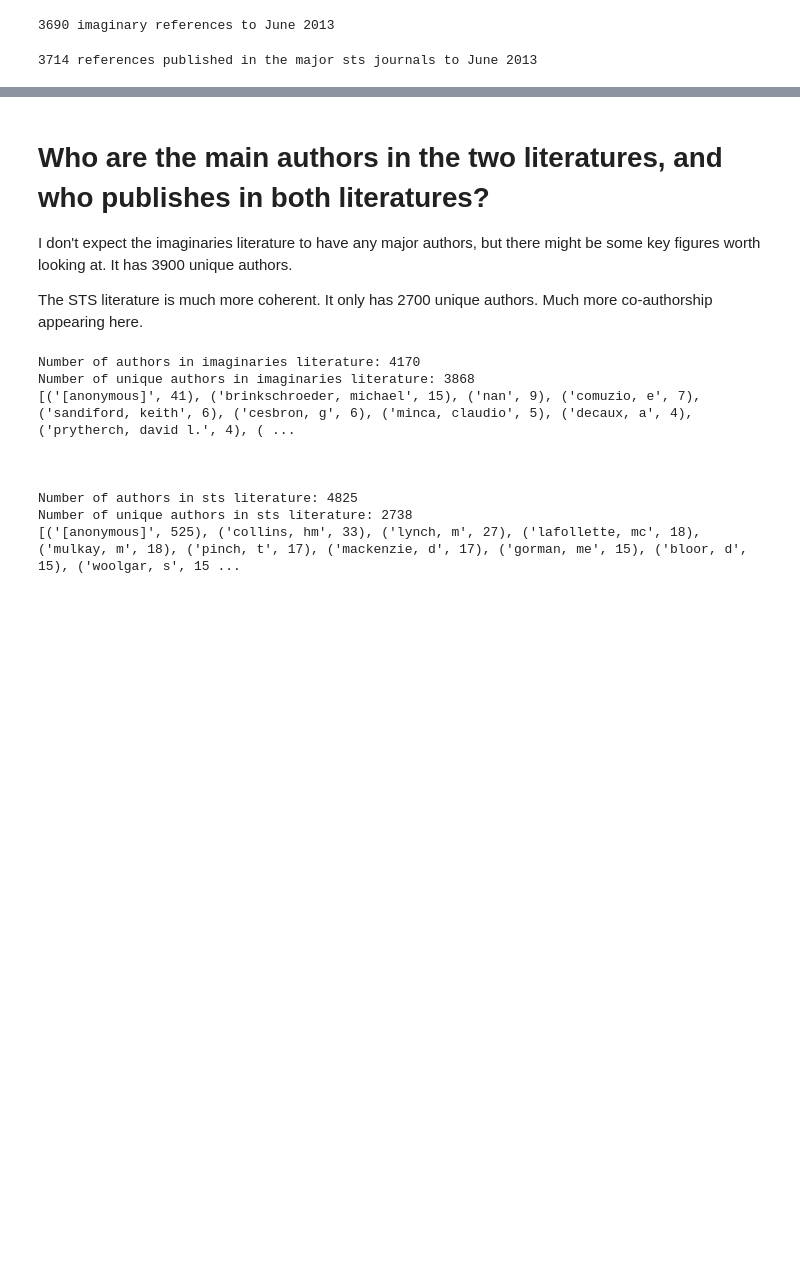
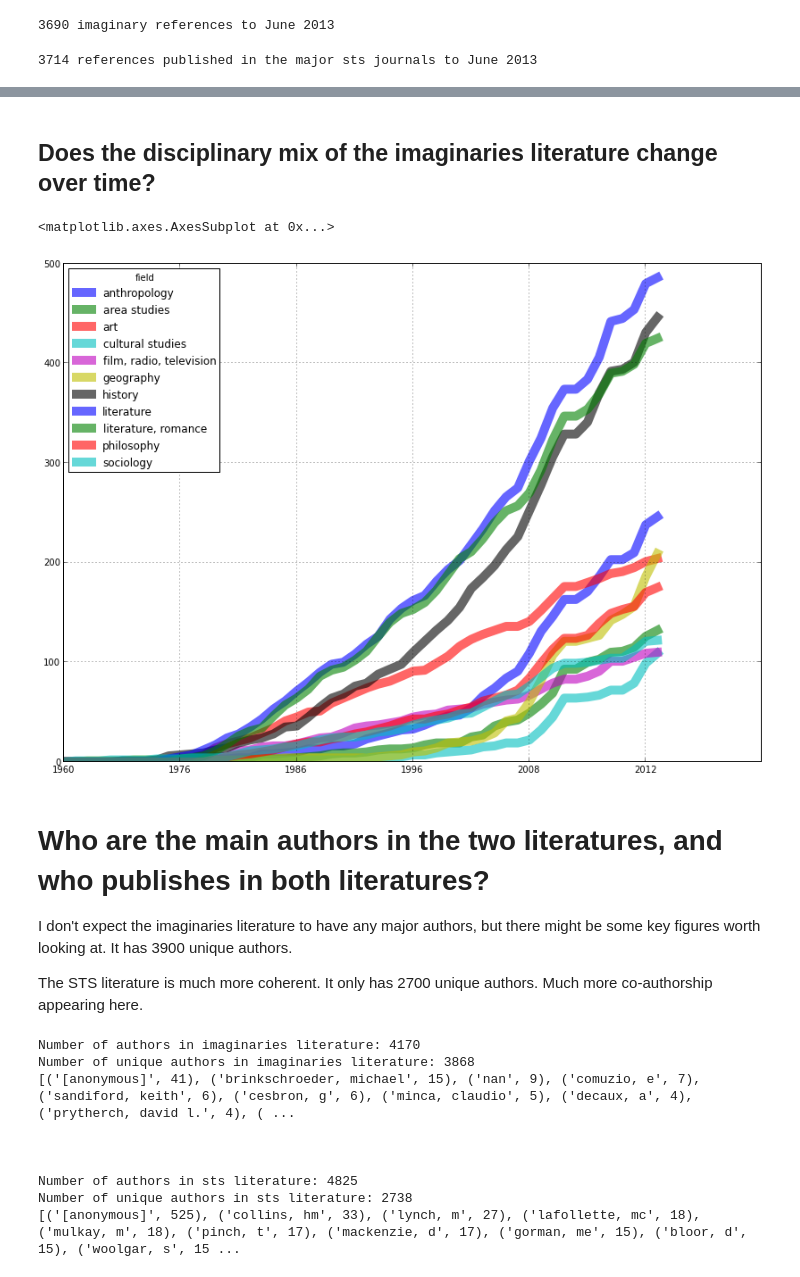
Before and after one commit to rian39/imaginaries, a Jupyter notebook: imaginaries.ipynb, the cells around one changed output, grey strips where cells are left out. Cells and saved outputs as stored; diff of their text form; code cells hidden in the pictures; blank space fills up the shorter version.

```diff
--- a/imaginaries.ipynb
+++ b/imaginaries.ipynb
@@ -35,3 +92,18 @@ print(str(stsdf.shape[0]) + ' references published in the major sts journals to
+# %% [markdown]
+## Does the disciplinary mix of the imaginaries literature change over time?
+# %%
+#simplify the fields a bit -- they are too complicated
+
+fields_over_time =imdf.groupby(['field'])['PY'].value_counts().sort_index()
+tsf=imdf.groupby(['field'])['PY'].value_counts()
+tsf = tsf.sort_index()
+fields_df = tsf.unstack(level=0)
+fields_df = fields_df.fillna(0)
+cols = [col for col in fields_df.columns if fields_df[col].sum()>106]
+fields_df[cols].cumsum().plot(alpha=0.6, legend=True, figsize=(14,10), lw=10)
+# %% [output]
+<matplotlib.axes.AxesSubplot at 0x...>
+[figure, added]
 # %% [markdown]
 # Who are the main authors in the two literatures, and who publishes in both literatures?
 
```
Also changed, not shown: parts of 6 cells of this notebook, 1 other file.
